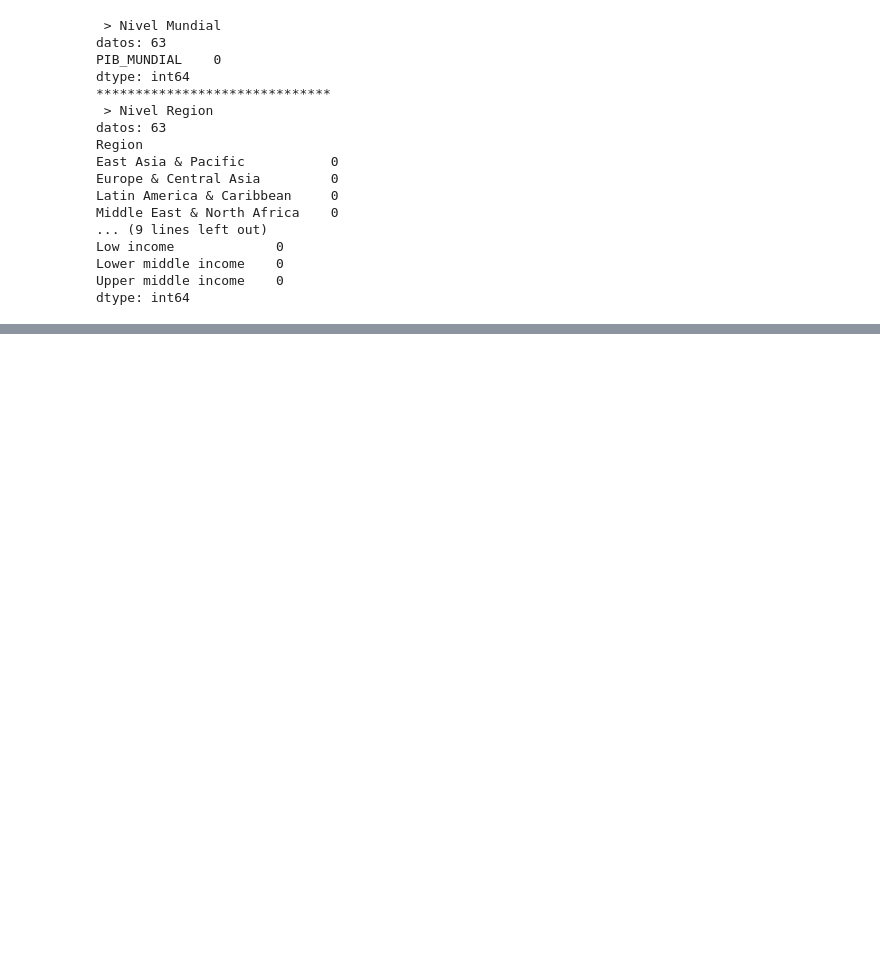
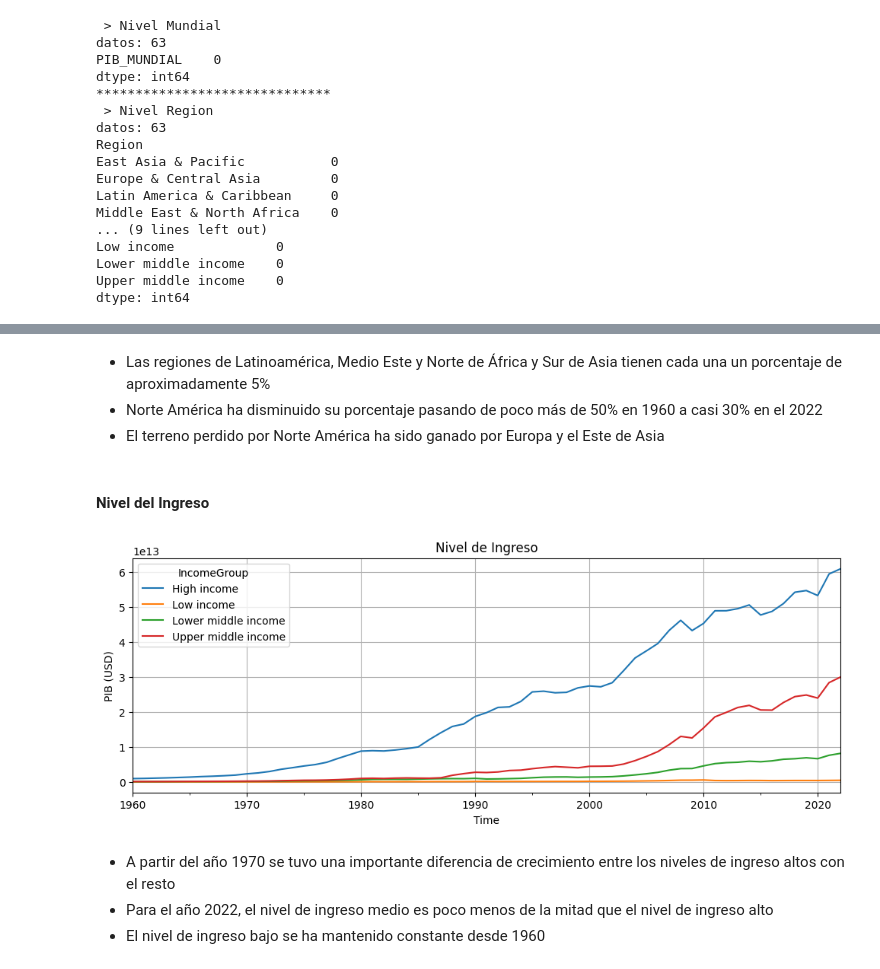
Before and after one commit to JairRamosG/Series_de_Tiempo, a Jupyter notebook: 05_Analisis/PIB/PIB.ipynb, the cells around one changed output, grey strips where cells are left out. Cells and saved outputs as stored; diff of their text form; code cells hidden in the pictures; blank space fills up the shorter version.

```diff
--- a/05_Analisis/PIB/PIB.ipynb
+++ b/05_Analisis/PIB/PIB.ipynb
@@ -248,0 +287,17 @@ dtype: int64
+# %% [markdown]
+* Las regiones de Latinoamérica, Medio Este y Norte de África y Sur de Asia tienen cada una un porcentaje de aproximadamente 5%
+* Norte América ha disminuido su porcentaje pasando de poco más de 50% en 1960 a casi 30% en el 2022
+* El terreno perdido por Norte América ha sido ganado por Europa y el Este de Asia
+# %% [markdown]
+#### Nivel del Ingreso
+# %%
+ax = df_ningreso.plot(figsize=(12, 4))
+ax.set_title('Nivel de Ingreso')
+ax.set_ylabel('PIB (USD)')
+ax.grid(True)
+# %% [output]
+[figure, added]
+# %% [markdown]
+* A partir del año 1970 se tuvo una importante diferencia de crecimiento entre los niveles de ingreso altos con el resto
+* Para el año 2022, el nivel de ingreso medio es poco menos de la mitad que el nivel de ingreso alto
+* El nivel de ingreso bajo se ha mantenido constante desde 1960
```
Also changed, not shown: parts of 12 cells of this notebook.
